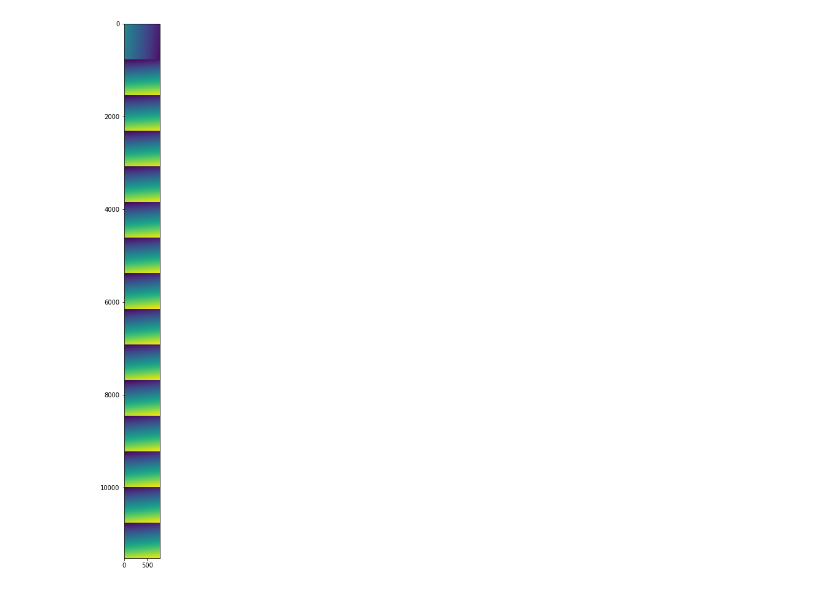
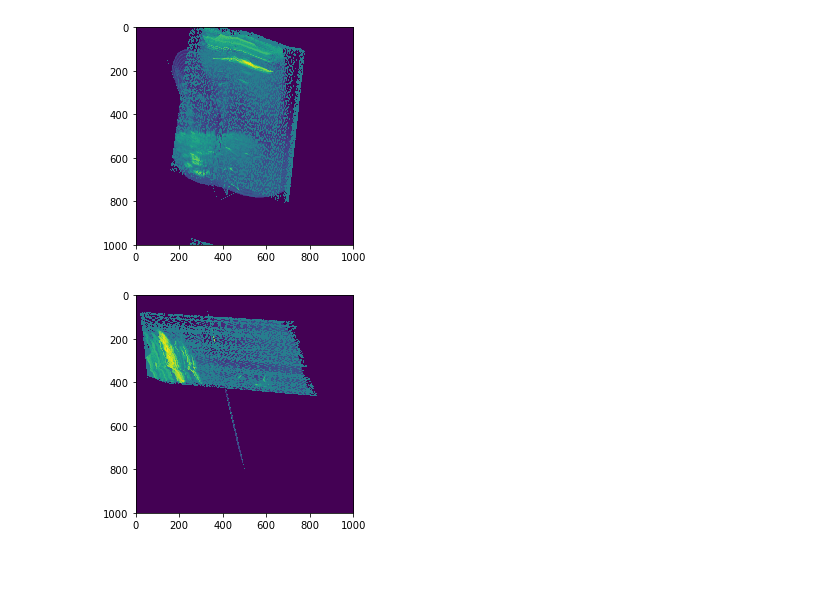
Before and after one commit to HastingsGreer/ultrasoundRegistration2, a Jupyter notebook: Process Scan.ipynb, the cells around one changed output. Drawn from its saved outputs; the diff is of its cells as text; code cells hidden in the pictures.

```diff
--- a/Process Scan.ipynb
+++ b/Process Scan.ipynb
@@ -103,5 +112,3 @@ xs.shape
-# %%
-plt.imshow(ys)
-plt.show()
-# %% [output]
-[figure, removed]
+# %%
+image1 = np.zeros((1000, 1000, 1000))
+image2 = np.zeros((1000, 1000, 1000))
@@ -107,0 +126,9 @@ plt.show()
+# %%
+i = 200
+plt.imshow(np.max(image1, 2))
+plt.show()
+plt.imshow(np.max(image2, 2))
+plt.show()
+# %% [output]
+[figure, added]
+[figure, added]
```
Also changed, not shown: parts of 13 cells of this notebook.
